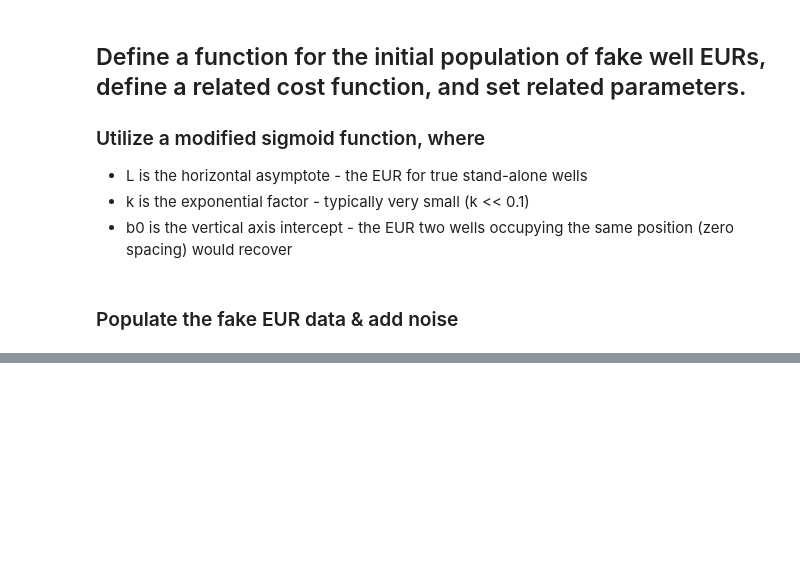
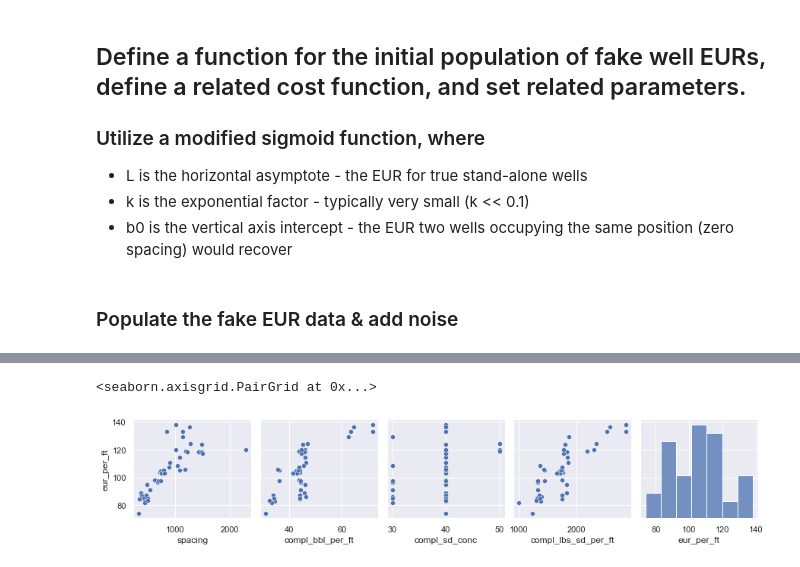
Before and after one commit to samuelshoun/hz_EUR_estimation, a Jupyter notebook: regression.ipynb, the cells around one changed output, grey strips where cells are left out. Cells and saved outputs as stored; diff of their text form; code cells hidden in the pictures; blank space fills up the shorter version.

```diff
--- a/regression.ipynb
+++ b/regression.ipynb
@@ -156,3 +158,8 @@ plt.ylim(0,)
+# %%
+sns.pairplot(df, y_vars='eur_per_ft')
+# %% [output]
+<seaborn.axisgrid.PairGrid at 0x...>
+[figure, added]
 # %%
 y = np.array(df['eur_per_ft'].values)
 x = df['spacing'].values
```
Also changed, not shown: parts of 16 cells of this notebook.
